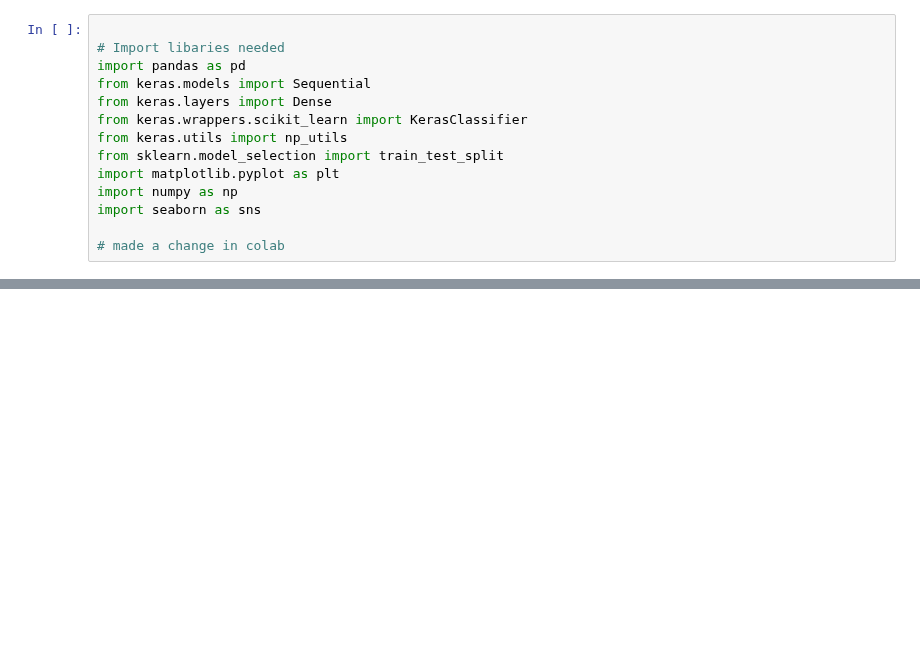
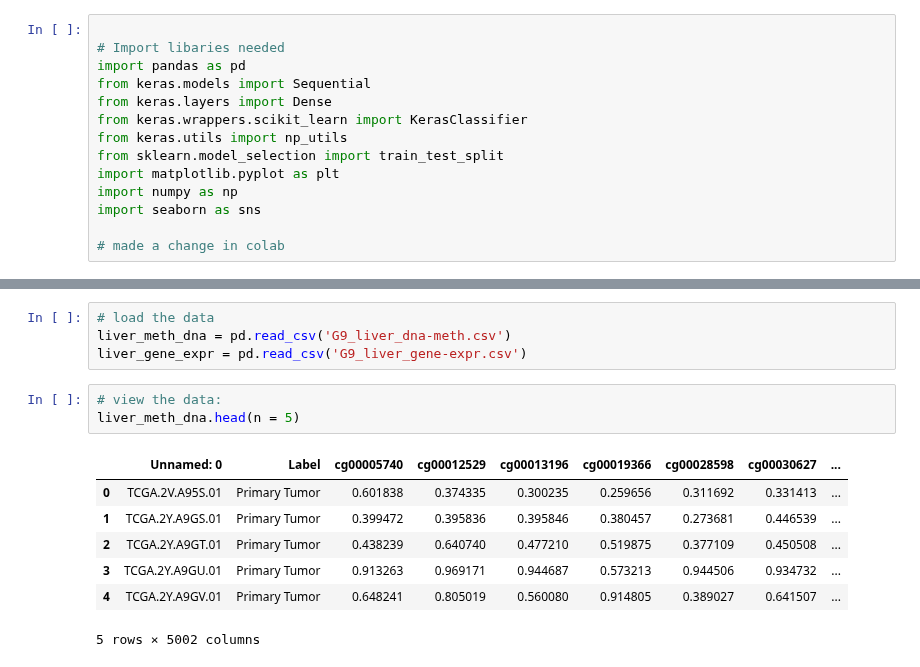
Before and after one commit to blid11/Group9, a Jupyter notebook: G9_PartC.ipynb, the cells around one changed output, grey strips where cells are left out. Cells and saved outputs as stored; diff of their text form; blank space fills up the shorter version.

```diff
--- a/G9_PartC.ipynb
+++ b/G9_PartC.ipynb
@@ -29,0 +39,15 @@ import seaborn as sns
+# %%
+# load the data
+liver_meth_dna = pd.read_csv('G9_liver_dna-meth.csv')
+liver_gene_expr = pd.read_csv('G9_liver_gene-expr.csv')
+# %%
+# view the data:
+liver_meth_dna.head(n = 5)
+# %% [output]
+|  | Unnamed: 0 | Label | cg00005740 | cg00012529 | cg00013196 | cg00019366 | cg00028598 | cg00030627 | ... |
+| 0 | TCGA.2V.A95S.01 | Primary Tumor | 0.601838 | 0.374335 | 0.300235 | 0.259656 | 0.311692 | 0.331413 | ... |
+| 1 | TCGA.2Y.A9GS.01 | Primary Tumor | 0.399472 | 0.395836 | 0.395846 | 0.380457 | 0.273681 | 0.446539 | ... |
+| 2 | TCGA.2Y.A9GT.01 | Primary Tumor | 0.438239 | 0.640740 | 0.477210 | 0.519875 | 0.377109 | 0.450508 | ... |
+| 3 | TCGA.2Y.A9GU.01 | Primary Tumor | 0.913263 | 0.969171 | 0.944687 | 0.573213 | 0.944506 | 0.934732 | ... |
+| 4 | TCGA.2Y.A9GV.01 | Primary Tumor | 0.648241 | 0.805019 | 0.560080 | 0.914805 | 0.389027 | 0.641507 | ... |
+5 rows × 5002 columns
```
Also changed, not shown: parts of 30 cells of this notebook.
